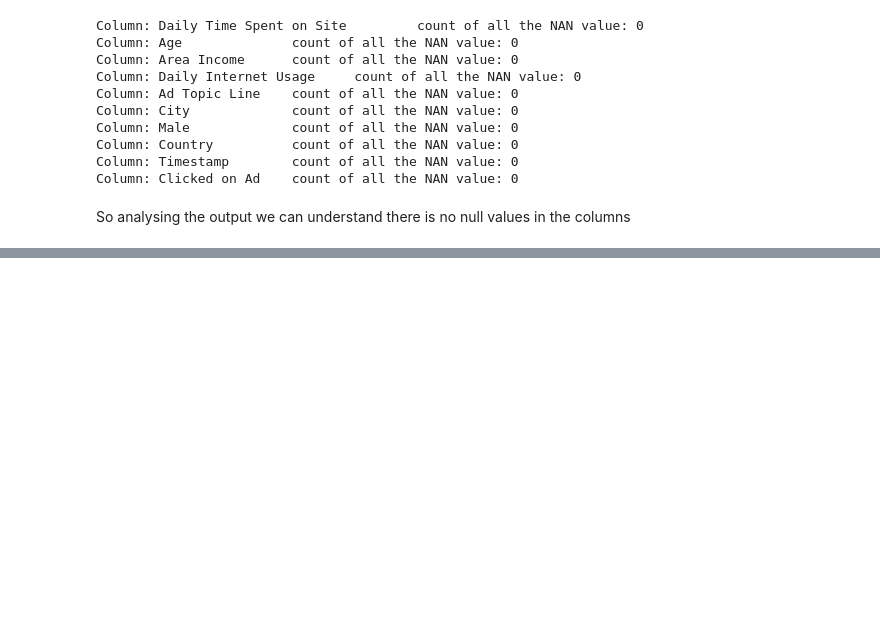
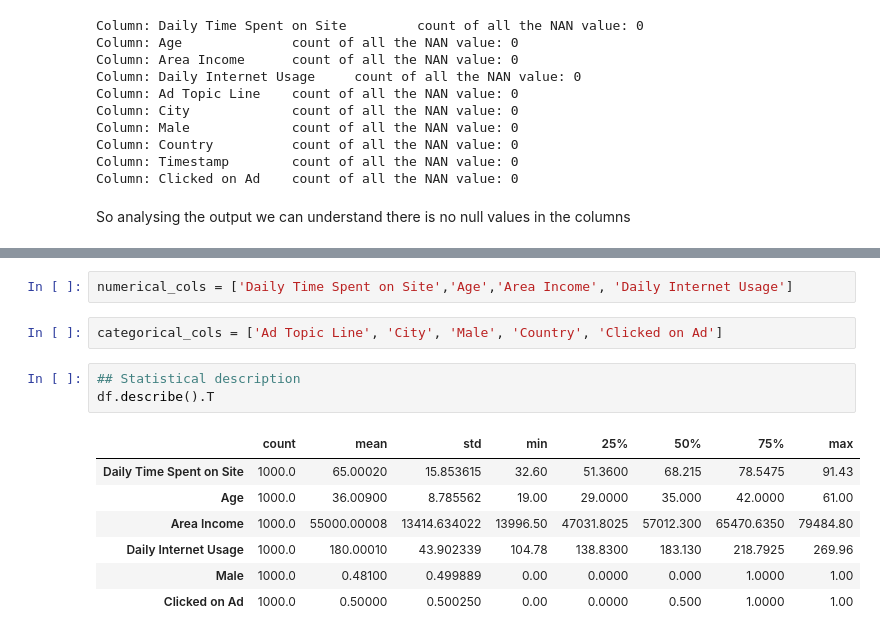
Before and after one commit to Nikhil18207/MediaEDA, a Jupyter notebook: EDA/MediaEDA.ipynb, the cells around one changed output, grey strips where cells are left out. Cells and saved outputs as stored; diff of their text form; blank space fills up the shorter version.

```diff
--- a/EDA/MediaEDA.ipynb
+++ b/EDA/MediaEDA.ipynb
@@ -150,0 +175,15 @@ So analysing the output we can understand there is no null values in the columns
+# %%
+numerical_cols = ['Daily Time Spent on Site','Age','Area Income', 'Daily Internet Usage']
+# %%
+categorical_cols = ['Ad Topic Line', 'City', 'Male', 'Country', 'Clicked on Ad']
+# %%
+## Statistical description
+df.describe().T
+# %% [output]
+|  | count | mean | std | min | 25% | 50% | 75% | max |
+| Daily Time Spent on Site | 1000.0 | 65.00020 | 15.853615 | 32.60 | 51.3600 | 68.215 | 78.5475 | 91.43 |
+| Age | 1000.0 | 36.00900 | 8.785562 | 19.00 | 29.0000 | 35.000 | 42.0000 | 61.00 |
+| Area Income | 1000.0 | 55000.00008 | 13414.634022 | 13996.50 | 47031.8025 | 57012.300 | 65470.6350 | 79484.80 |
+| Daily Internet Usage | 1000.0 | 180.00010 | 43.902339 | 104.78 | 138.8300 | 183.130 | 218.7925 | 269.96 |
+| Male | 1000.0 | 0.48100 | 0.499889 | 0.00 | 0.0000 | 0.000 | 1.0000 | 1.00 |
+| Clicked on Ad | 1000.0 | 0.50000 | 0.500250 | 0.00 | 0.0000 | 0.500 | 1.0000 | 1.00 |
```
Also changed, not shown: parts of 16 cells of this notebook.
